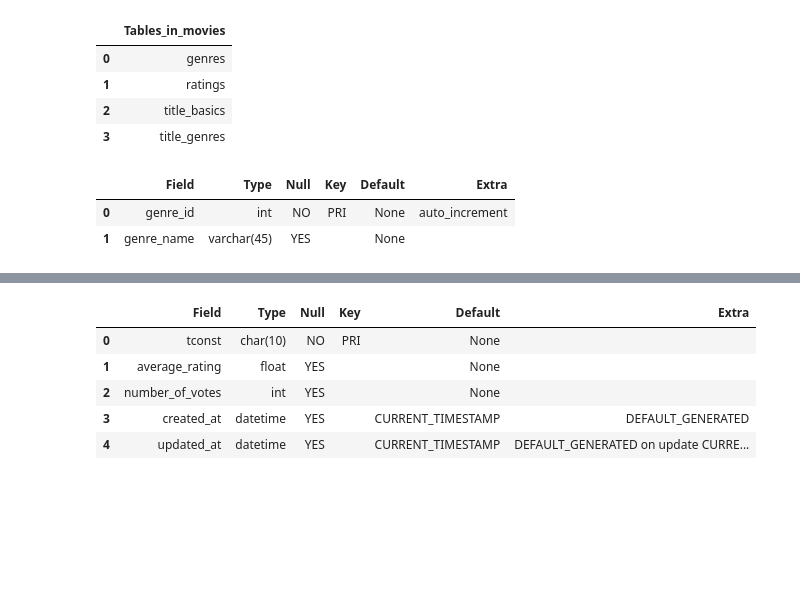
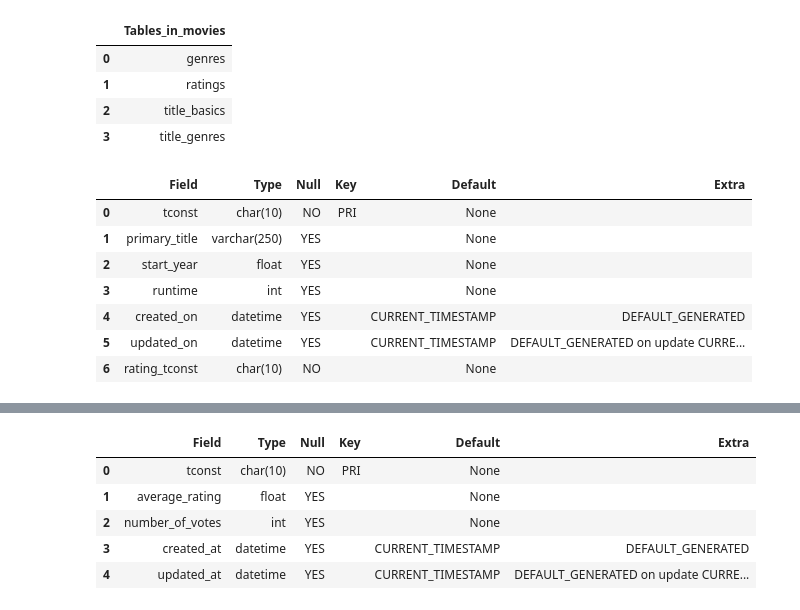
Before and after one commit to parkerholds/ph-movie-data, a Jupyter notebook: Project_2.ipynb, the cells around one changed output, grey strips where cells are left out. Cells and saved outputs as stored; diff of their text form; code cells hidden in the pictures; blank space fills up the shorter version.

```diff
--- a/Project_2.ipynb
+++ b/Project_2.ipynb
@@ -295,10 +257,15 @@ pd.read_sql(q, conn)
 | 2 | title_basics |
 | 3 | title_genres |
 # %%
-q = '''DESCRIBE genres;'''
+q = '''DESCRIBE title_basics;'''
 describe_genres = pd.read_sql(q, conn)
 describe_genres
 # %% [output]
 |  | Field | Type | Null | Key | Default | Extra |
-| 0 | genre_id | int | NO | PRI | None | auto_increment |
-| 1 | genre_name | varchar(45) | YES |  | None |  |
+| 0 | tconst | char(10) | NO | PRI | None |  |
+| 1 | primary_title | varchar(250) | YES |  | None |  |
+| 2 | start_year | float | YES |  | None |  |
+| 3 | runtime | int | YES |  | None |  |
+| 4 | created_on | datetime | YES |  | CURRENT_TIMESTAMP | DEFAULT_GENERATED |
+| 5 | updated_on | datetime | YES |  | CURRENT_TIMESTAMP | DEFAULT_GENERATED on update CURRE... |
+| 6 | rating_tconst | char(10) | NO |  | None |  |
```
Also changed, not shown: parts of 23 cells of this notebook, 4 other files.
